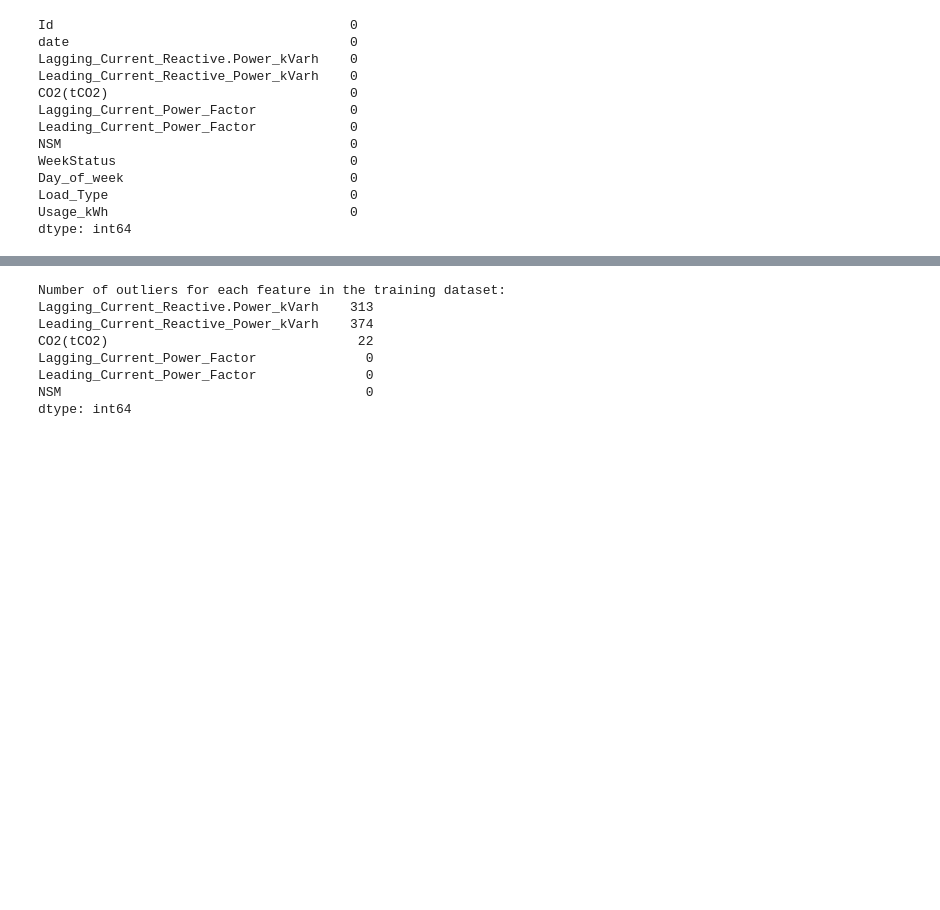
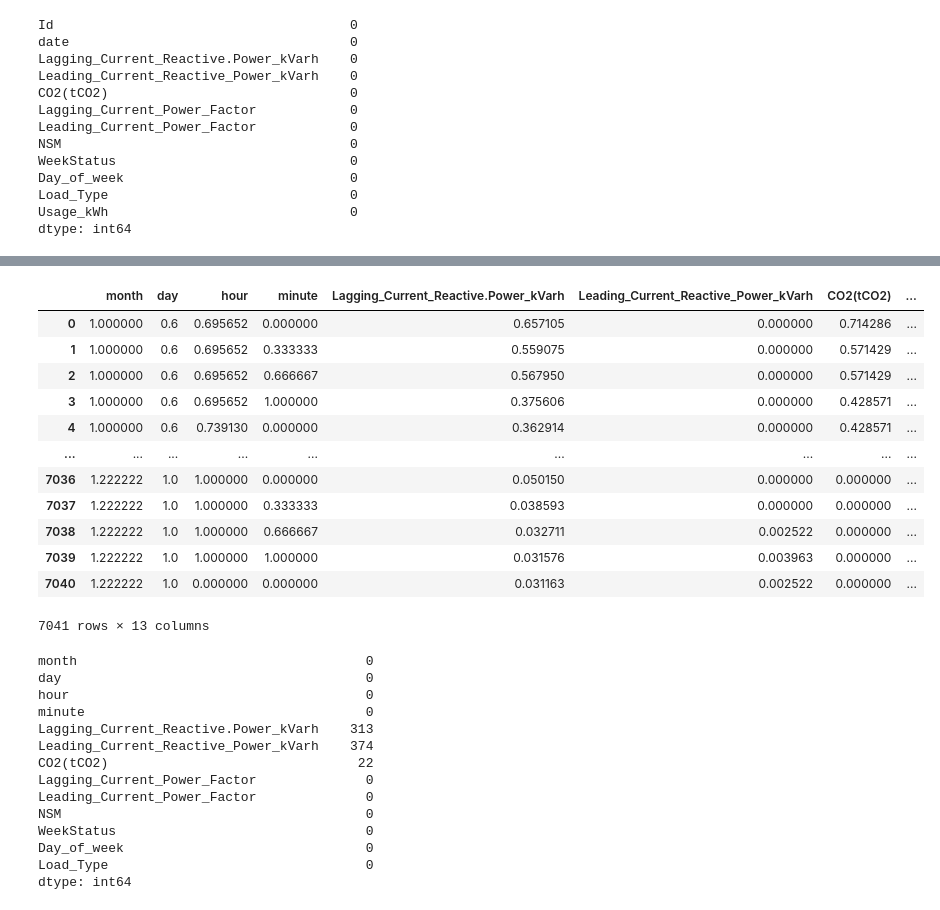
Before and after one commit to moufid-magdy/ML_regression, a Jupyter notebook: regression.ipynb, the cells around one changed output, grey strips where cells are left out. Drawn from its saved outputs; the diff is of its cells as text; code cells hidden in the pictures; blank space fills up the shorter version.

```diff
--- a/regression.ipynb
+++ b/regression.ipynb
@@ -96,3 +359,19 @@ test_df_std = pd.DataFrame(test_df_std, columns=['Lagging_Current_Reactive.Power
+# %%
+test_df_std
+# %% [output]
+|  | month | day | hour | minute | Lagging_Current_Reactive.Power_kVarh | Leading_Current_Reactive_Power_kVarh | CO2(tCO2) | ... |
+| 0 | 1.000000 | 0.6 | 0.695652 | 0.000000 | 0.657105 | 0.000000 | 0.714286 | ... |
+| 1 | 1.000000 | 0.6 | 0.695652 | 0.333333 | 0.559075 | 0.000000 | 0.571429 | ... |
+| 2 | 1.000000 | 0.6 | 0.695652 | 0.666667 | 0.567950 | 0.000000 | 0.571429 | ... |
+| 3 | 1.000000 | 0.6 | 0.695652 | 1.000000 | 0.375606 | 0.000000 | 0.428571 | ... |
+| 4 | 1.000000 | 0.6 | 0.739130 | 0.000000 | 0.362914 | 0.000000 | 0.428571 | ... |
+| ... | ... | ... | ... | ... | ... | ... | ... | ... |
+| 7036 | 1.222222 | 1.0 | 1.000000 | 0.000000 | 0.050150 | 0.000000 | 0.000000 | ... |
+| 7037 | 1.222222 | 1.0 | 1.000000 | 0.333333 | 0.038593 | 0.000000 | 0.000000 | ... |
+| 7038 | 1.222222 | 1.0 | 1.000000 | 0.666667 | 0.032711 | 0.002522 | 0.000000 | ... |
+| 7039 | 1.222222 | 1.0 | 1.000000 | 1.000000 | 0.031576 | 0.003963 | 0.000000 | ... |
+| 7040 | 1.222222 | 1.0 | 0.000000 | 0.000000 | 0.031163 | 0.002522 | 0.000000 | ... |
+7041 rows × 13 columns
 # %%
 # Calculate z-scores for each feature in the training dataset
 z_scores_train = (train_df_std - train_df_std.mean()) / train_df_std.std()
@@ -103,18 +382,20 @@ threshold = 3
 # Find outliers
 outliers_train = np.abs(z_scores_train) > threshold
 
-# Print the count of outliers for each feature
-print("Number of outliers for each feature in the training dataset:")
 print(outliers_train.sum())
-
-# Now you can handle these outliers as needed, for example, by replacing them with NaNs or applying some transformation.
 # %% [output]
-Number of outliers for each feature in the training dataset:
+month                                     0
+day                                       0
+hour                                      0
+minute                                    0
 Lagging_Current_Reactive.Power_kVarh    313
 Leading_Current_Reactive_Power_kVarh    374
 CO2(tCO2)                                22
 Lagging_Current_Power_Factor              0
 Leading_Current_Power_Factor              0
 NSM                                       0
+WeekStatus                                0
+Day_of_week                               0
+Load_Type                                 0
 dtype: int64
 # %%
```
Also changed, not shown: parts of 30 cells of this notebook.
